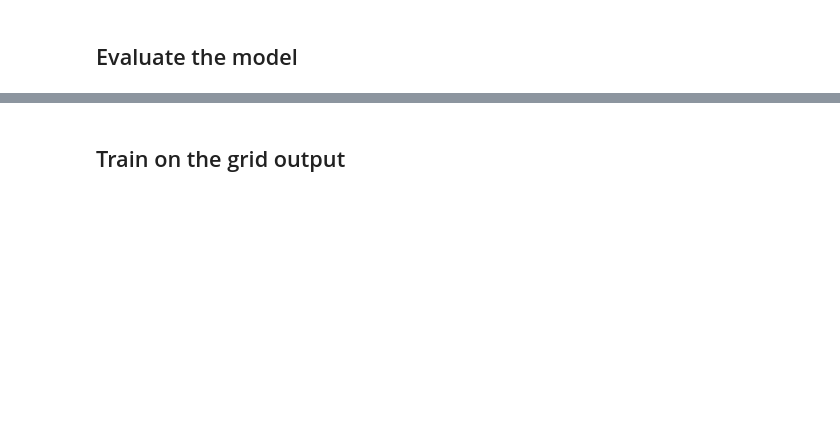
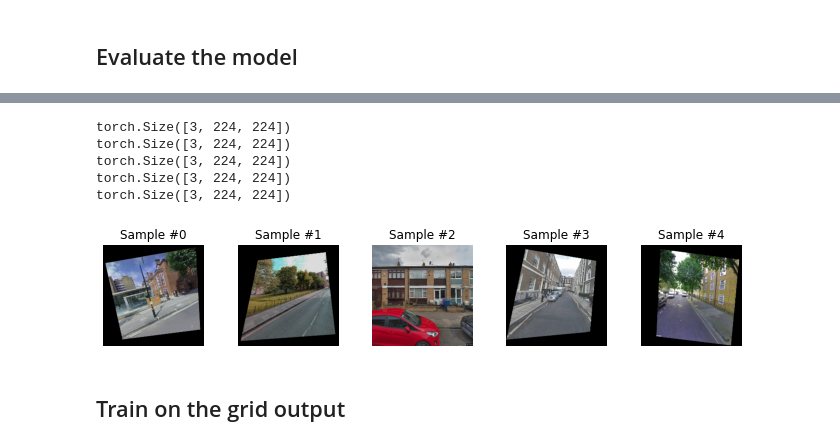
Before and after one commit to JLuij/CV-GeoGuessr, a Jupyter notebook: notebooks/ResNet50.ipynb, the cells around one changed output, grey strips where cells are left out. Saved outputs shown, nothing was run; the diff lists cells and outputs as text; code cells hidden in the pictures; blank space fills up the shorter version.

```diff
--- a/notebooks/ResNet50.ipynb
+++ b/notebooks/ResNet50.ipynb
@@ -81,5 +133,9 @@ with open("imagenet_classes.txt", "r") as f:
 # %%
 resnet50 = models.resnet50(pretrained=True, progress=True)
+
+device = torch.device("cuda:0" if torch.cuda.is_available() else "cpu")
 resnet50.to(device)
 
+wandb.config.update({"model": "resnet50"})
+
 print('Downloaded ResNet50')
@@ -162,5 +304,12 @@ for i in output:
 # %%
-plot_images(check_images.to('cpu').cpu(), IMAGENET_MEAN.cpu(), IMAGENET_STD.cpu())
+plot_images(check_images.to('cpu'), IMAGENET_MEAN, IMAGENET_STD)
+# %% [output]
+torch.Size([3, 224, 224])
+torch.Size([3, 224, 224])
+torch.Size([3, 224, 224])
+torch.Size([3, 224, 224])
+torch.Size([3, 224, 224])
+[figure, added]
 # %% [markdown]
 ## Train on the grid output
 # %%
```
Also changed, not shown: parts of 26 cells of this notebook.
